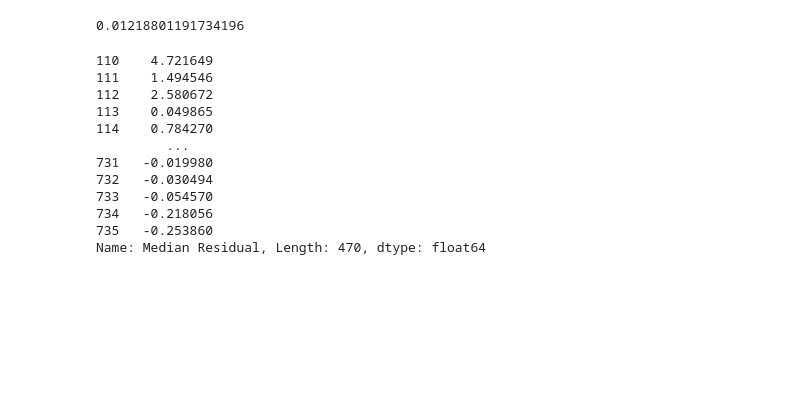
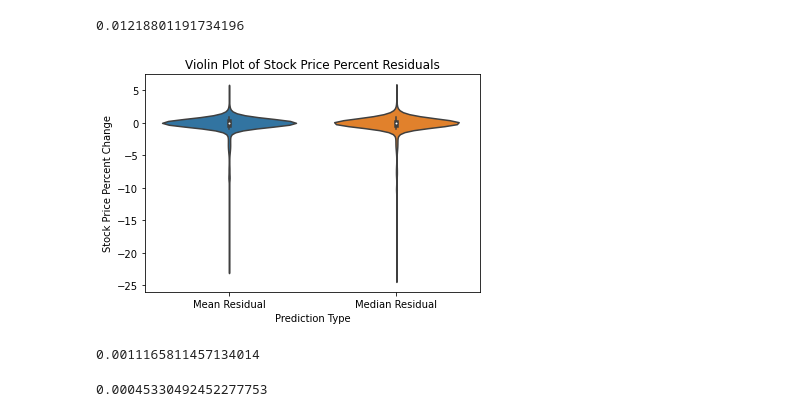
Before and after one commit to Zeyuzhao/BreachPrice, a Jupyter notebook: notebooks/main.ipynb, the cells around one changed output. Drawn from its saved outputs; the diff is of its cells as text; code cells hidden in the pictures; blank space fills up the shorter version.

```diff
--- a/notebooks/main.ipynb
+++ b/notebooks/main.ipynb
@@ -479,24 +477,30 @@ stats.ttest_1samp(analysts_percent['Mean Residual'].dropna(), popmean=0).pvalue/
 # %% [output]
 0.01218801191734196
 # %%
-# z_scores = stats.zscore(analysts_percent['Median Residual'].dropna())
+z_scores = stats.zscore(analysts_percent['Median Residual'].dropna())
 
-# abs_z_scores = np.abs(z_scores)
-# asdf = analysts_percent['Median Residual'].dropna()[abs_z_scores < 3]
-# asdf
+abs_z_scores = np.abs(z_scores)
+no_outliers_median = analysts_percent['Median Residual'].dropna()[abs_z_scores < 3]
-# %% [output]
-110    4.721649
-111    1.494546
-112    2.580672
-113    0.049865
-114    0.784270
-         ...
-731   -0.019980
-732   -0.030494
-733   -0.054570
-734   -0.218056
-735   -0.253860
-Name: Median Residual, Length: 470, dtype: float64
+# %%
+z_scores = stats.zscore(analysts_percent['Mean Residual'].dropna())
+
+abs_z_scores = np.abs(z_scores)
+no_outliers_mean = analysts_percent['Mean Residual'].dropna()[abs_z_scores < 3]
+# %%
+violinplot = sns.violinplot(x="variable", y = "value", data=pd.melt(pd.concat([no_outliers_mean, no_outliers_median], axis=1)))
+violinplot.set(xlabel="Prediction Type", ylabel='Stock Price Percent Change') # Where x month is percent change from start of breach
+violinplot.set_title("Violin Plot of Stock Price Percent Residuals")
+plt.show()
+# %% [output]
+[figure, added]
+# %%
+stats.ttest_1samp(a=no_outliers_median, popmean=0).pvalue/2
+# %% [output]
+0.0011165811457134014
+# %%
+stats.ttest_1samp(a=no_outliers_mean, popmean=0).pvalue/2
+# %% [output]
+0.00045330492452277753
 # %%
 # TODO: Look into how well financial analysts do in predicting stock price. Do they overshoot or undershoot?
 # TODO: Calculate difference between actual and predicted stock price (usually 12 months into the future).
```
Also changed, not shown: parts of 6 cells of this notebook.
